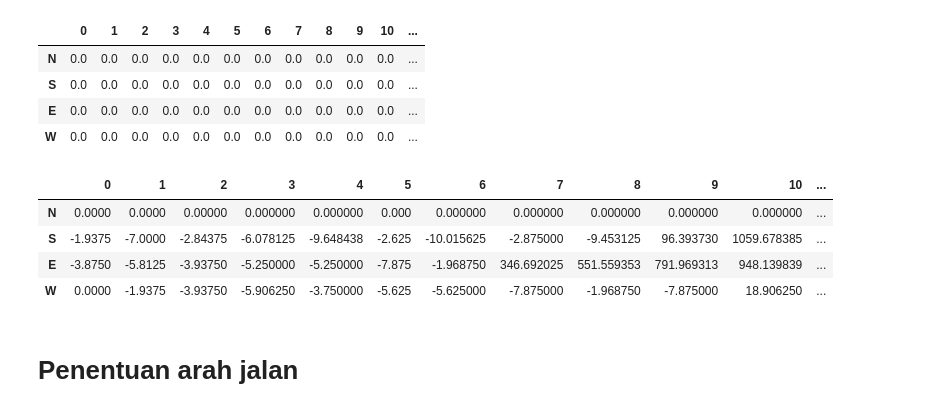
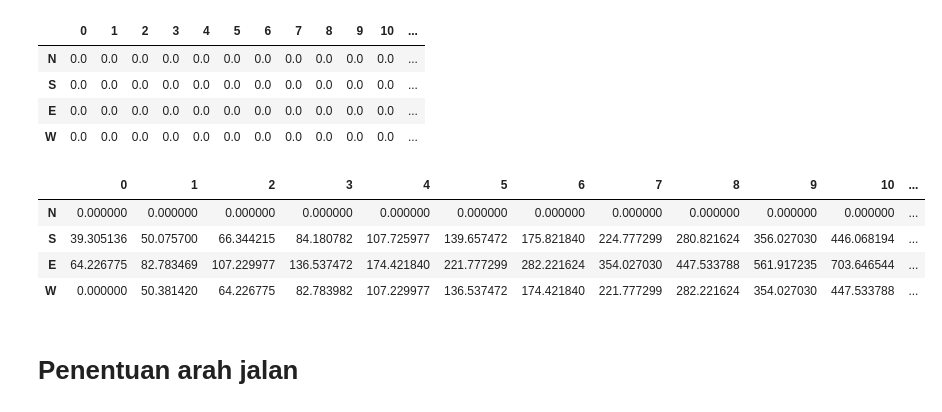
Before and after one commit to alfisar/Q-Learing, a Jupyter notebook: Q-Learning.ipynb, the cells around one changed output. Saved outputs shown, nothing was run; the diff lists cells and outputs as text; code cells hidden in the pictures.

```diff
--- a/Q-Learning.ipynb
+++ b/Q-Learning.ipynb
@@ -74,16 +74,16 @@ def pemilihanjalan(x,y,arah):
     index = x + y*15
     random.shuffle(arah)
     if (arah[0] == 'N'):
-        TabelQ[index]['N'] = TabelQ[index]['N']+(alfa*(data[x][y-1]+gamma*(max(TabelQ[index-15])-TabelQ[index]['N'])))
+        TabelQ[index]['N'] = TabelQ[index]['N']+(alfa*(data[x][y-1]+gamma*max(TabelQ[index-15])-TabelQ[index]['N']))
         y-=1
     elif (arah[0] == 'S'):
-        TabelQ[index]['S'] = TabelQ[index]['S']+(alfa*(data[x][y+1]+gamma*(max(TabelQ[index+15])-TabelQ[index]['S'])))
+        TabelQ[index]['S'] = TabelQ[index]['S']+(alfa*(data[x][y+1]+gamma*max(TabelQ[index+15])-TabelQ[index]['S']))
         y+=1
     elif(arah[0] == 'W'):
-        TabelQ[index]['W'] = TabelQ[index]['W']+(alfa*(data[x-1][y]+gamma*(max(TabelQ[index-1])-TabelQ[index]['W'])))
+        TabelQ[index]['W'] = TabelQ[index]['W']+(alfa*(data[x-1][y]+gamma*max(TabelQ[index-1])-TabelQ[index]['W']))
         x-=1
     else:
-        TabelQ[index]['E'] = TabelQ[index]['E']+(alfa*(data[x+1][y]+gamma*(max(TabelQ[index+1])-TabelQ[index]['E'])))
+        TabelQ[index]['E'] = TabelQ[index]['E']+(alfa*(data[x+1][y]+gamma*max(TabelQ[index+1])-TabelQ[index]['E']))
         x+=1
 #     print(arah[0])
     return x,y,arah[0]
@@ -105,26 +105,26 @@ TabelQ
 | W | 0.0 | 0.0 | 0.0 | 0.0 | 0.0 | 0.0 | 0.0 | 0.0 | 0.0 | 0.0 | 0.0 | ... |
 # %%
 alfa = 1
-gamma = 0.5
+gamma = 0.8
 x = 0
 y = 14
 arahsblm = ''
 
-for episode in range (25):# jika pada saat hasil akhir di run tidak kluar hasilnya silahkan perbesar episodenya
+for episode in range (500):# jika pada saat hasil akhir di run tidak kluar hasilnya silahkan perbesar episodenya
     x = 0
     y = 14
     arahsblm = ''
-    for i in range(225):
+    for i in range(200):
         arah = PossibleA(x,y)
         arah = jalan(arah)
         x,y,arahsblm = pemilihanjalan(x,y,arah)
 TabelQ
 # %% [output]
 |  | 0 | 1 | 2 | 3 | 4 | 5 | 6 | 7 | 8 | 9 | 10 | ... |
-| N | 0.0000 | 0.0000 | 0.00000 | 0.000000 | 0.000000 | 0.000 | 0.000000 | 0.000000 | 0.000000 | 0.000000 | 0.000000 | ... |
-| S | -1.9375 | -7.0000 | -2.84375 | -6.078125 | -9.648438 | -2.625 | -10.015625 | -2.875000 | -9.453125 | 96.393730 | 1059.678385 | ... |
-| E | -3.8750 | -5.8125 | -3.93750 | -5.250000 | -5.250000 | -7.875 | -1.968750 | 346.692025 | 551.559353 | 791.969313 | 948.139839 | ... |
-| W | 0.0000 | -1.9375 | -3.93750 | -5.906250 | -3.750000 | -5.625 | -5.625000 | -7.875000 | -1.968750 | -7.875000 | 18.906250 | ... |
+| N | 0.000000 | 0.000000 | 0.000000 | 0.000000 | 0.000000 | 0.000000 | 0.000000 | 0.000000 | 0.000000 | 0.000000 | 0.000000 | ... |
+| S | 39.305136 | 50.075700 | 66.344215 | 84.180782 | 107.725977 | 139.657472 | 175.821840 | 224.777299 | 280.821624 | 356.027030 | 446.068194 | ... |
+| E | 64.226775 | 82.783469 | 107.229977 | 136.537472 | 174.421840 | 221.777299 | 282.221624 | 354.027030 | 447.533788 | 561.917235 | 703.646544 | ... |
+| W | 0.000000 | 50.381420 | 64.226775 | 82.783982 | 107.229977 | 136.537472 | 174.421840 | 221.777299 | 282.221624 | 354.027030 | 447.533788 | ... |
 # %% [markdown]
 # Penentuan arah jalan
 # %%
```
Also changed, not shown: parts of 4 cells of this notebook, 4 other files.
